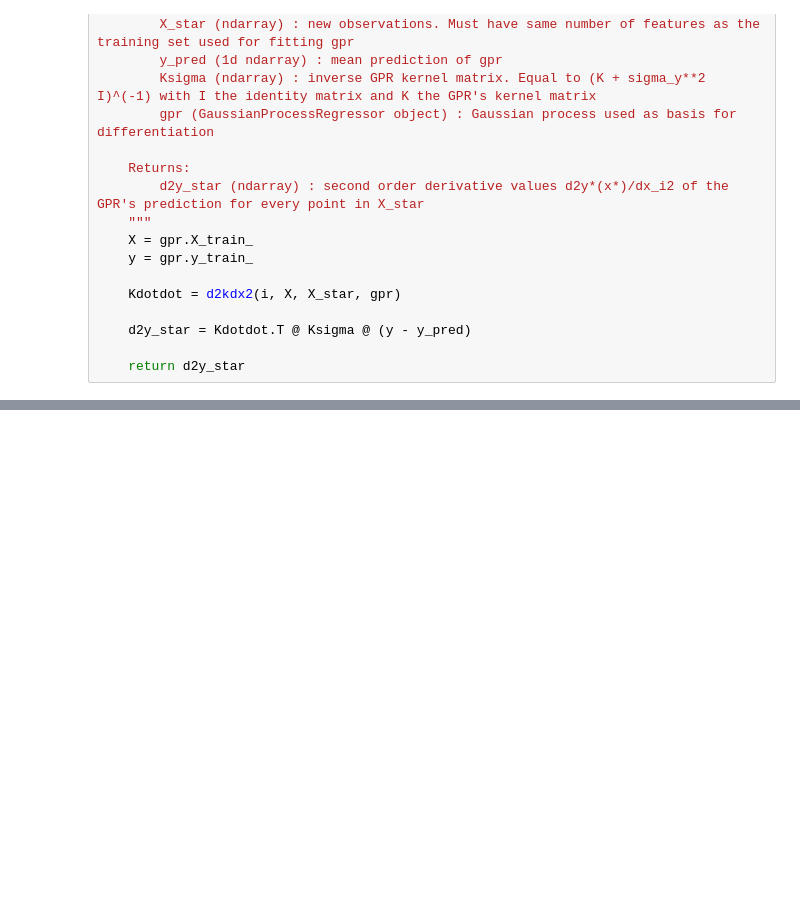
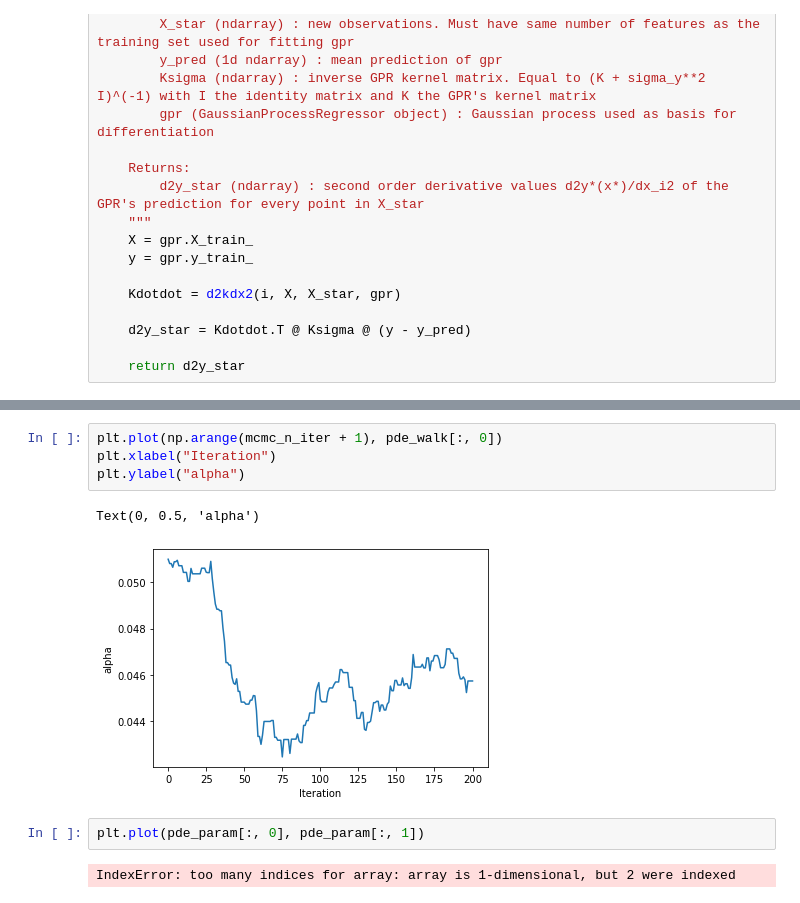
Before and after one commit to AnassBenBouazza/GPPDE, a Jupyter notebook: notebooks/gppde.ipynb, the cells around one changed output, grey strips where cells are left out. Cells and saved outputs as stored; diff of their text form; blank space fills up the shorter version.

```diff
--- a/notebooks/gppde.ipynb
+++ b/notebooks/gppde.ipynb
@@ -209,0 +258,11 @@ n_gp = 1 / (1 - m_gp)
+# %%
+plt.plot(np.arange(mcmc_n_iter + 1), pde_walk[:, 0])
+plt.xlabel("Iteration")
+plt.ylabel("alpha")
+# %% [output]
+Text(0, 0.5, 'alpha')
+[figure, added]
+# %%
+plt.plot(pde_param[:, 0], pde_param[:, 1])
+# %% [output]
+IndexError: too many indices for array: array is 1-dimensional, but 2 were indexed
```
Also changed, not shown: parts of 10 cells of this notebook.
